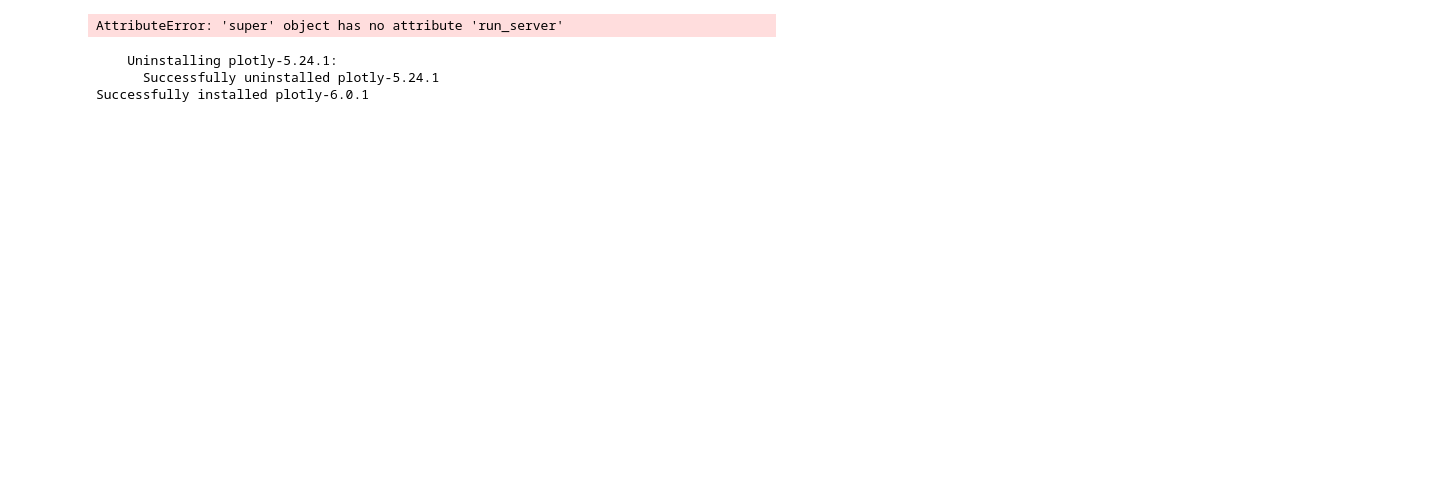
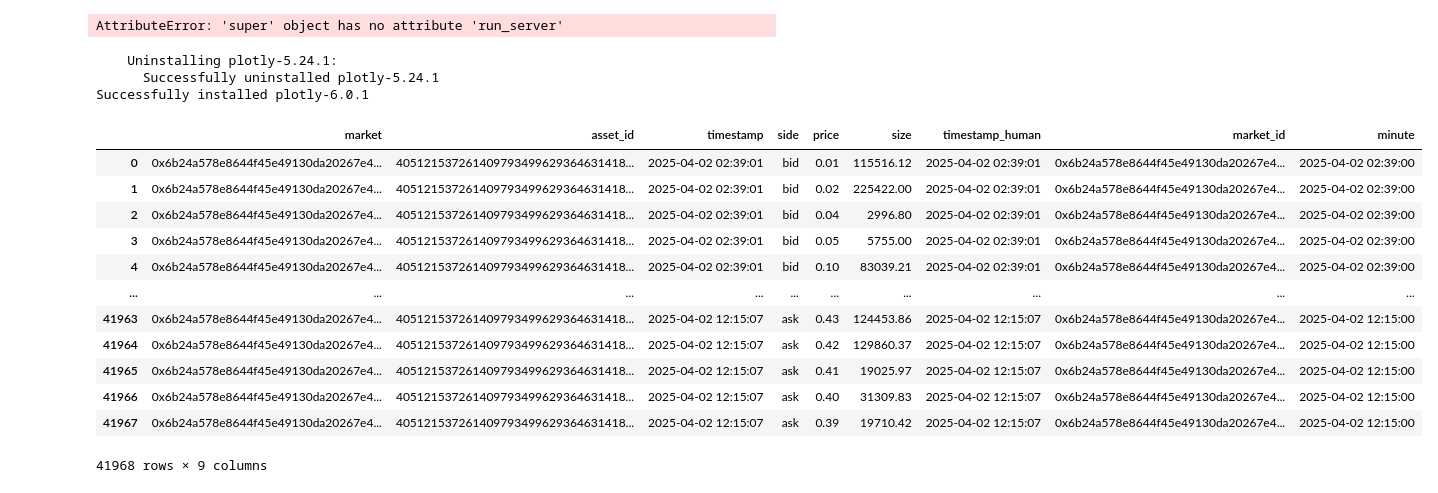
Before and after one commit to grrr71/playround, a Jupyter notebook: order_book_metrics.ipynb, the cells around one changed output. Saved outputs shown, nothing was run; the diff lists cells and outputs as text; code cells hidden in the pictures; blank space fills up the shorter version.

```diff
--- a/order_book_metrics.ipynb
+++ b/order_book_metrics.ipynb
@@ -806,3 +807,19 @@ AttributeError: 'super' object has no attribute 'run_server'
     Uninstalling plotly-5.24.1:
       Successfully uninstalled plotly-5.24.1
 Successfully installed plotly-6.0.1
+# %%
+df
+# %% [output]
+|  | market | asset_id | timestamp | side | price | size | timestamp_human | market_id | minute |
+| 0 | 0x6b24a578e8644f45e49130da20267e4... | 405121537261409793499629364631418... | 2025-04-02 02:39:01 | bid | 0.01 | 115516.12 | 2025-04-02 02:39:01 | 0x6b24a578e8644f45e49130da20267e4... | 2025-04-02 02:39:00 |
+| 1 | 0x6b24a578e8644f45e49130da20267e4... | 405121537261409793499629364631418... | 2025-04-02 02:39:01 | bid | 0.02 | 225422.00 | 2025-04-02 02:39:01 | 0x6b24a578e8644f45e49130da20267e4... | 2025-04-02 02:39:00 |
+| 2 | 0x6b24a578e8644f45e49130da20267e4... | 405121537261409793499629364631418... | 2025-04-02 02:39:01 | bid | 0.04 | 2996.80 | 2025-04-02 02:39:01 | 0x6b24a578e8644f45e49130da20267e4... | 2025-04-02 02:39:00 |
+| 3 | 0x6b24a578e8644f45e49130da20267e4... | 405121537261409793499629364631418... | 2025-04-02 02:39:01 | bid | 0.05 | 5755.00 | 2025-04-02 02:39:01 | 0x6b24a578e8644f45e49130da20267e4... | 2025-04-02 02:39:00 |
+| 4 | 0x6b24a578e8644f45e49130da20267e4... | 405121537261409793499629364631418... | 2025-04-02 02:39:01 | bid | 0.10 | 83039.21 | 2025-04-02 02:39:01 | 0x6b24a578e8644f45e49130da20267e4... | 2025-04-02 02:39:00 |
+| ... | ... | ... | ... | ... | ... | ... | ... | ... | ... |
+| 41963 | 0x6b24a578e8644f45e49130da20267e4... | 405121537261409793499629364631418... | 2025-04-02 12:15:07 | ask | 0.43 | 124453.86 | 2025-04-02 12:15:07 | 0x6b24a578e8644f45e49130da20267e4... | 2025-04-02 12:15:00 |
+| 41964 | 0x6b24a578e8644f45e49130da20267e4... | 405121537261409793499629364631418... | 2025-04-02 12:15:07 | ask | 0.42 | 129860.37 | 2025-04-02 12:15:07 | 0x6b24a578e8644f45e49130da20267e4... | 2025-04-02 12:15:00 |
+| 41965 | 0x6b24a578e8644f45e49130da20267e4... | 405121537261409793499629364631418... | 2025-04-02 12:15:07 | ask | 0.41 | 19025.97 | 2025-04-02 12:15:07 | 0x6b24a578e8644f45e49130da20267e4... | 2025-04-02 12:15:00 |
+| 41966 | 0x6b24a578e8644f45e49130da20267e4... | 405121537261409793499629364631418... | 2025-04-02 12:15:07 | ask | 0.40 | 31309.83 | 2025-04-02 12:15:07 | 0x6b24a578e8644f45e49130da20267e4... | 2025-04-02 12:15:00 |
+| 41967 | 0x6b24a578e8644f45e49130da20267e4... | 405121537261409793499629364631418... | 2025-04-02 12:15:07 | ask | 0.39 | 19710.42 | 2025-04-02 12:15:07 | 0x6b24a578e8644f45e49130da20267e4... | 2025-04-02 12:15:00 |
+41968 rows × 9 columns
```
Also changed, not shown: parts of 19 cells of this notebook.
